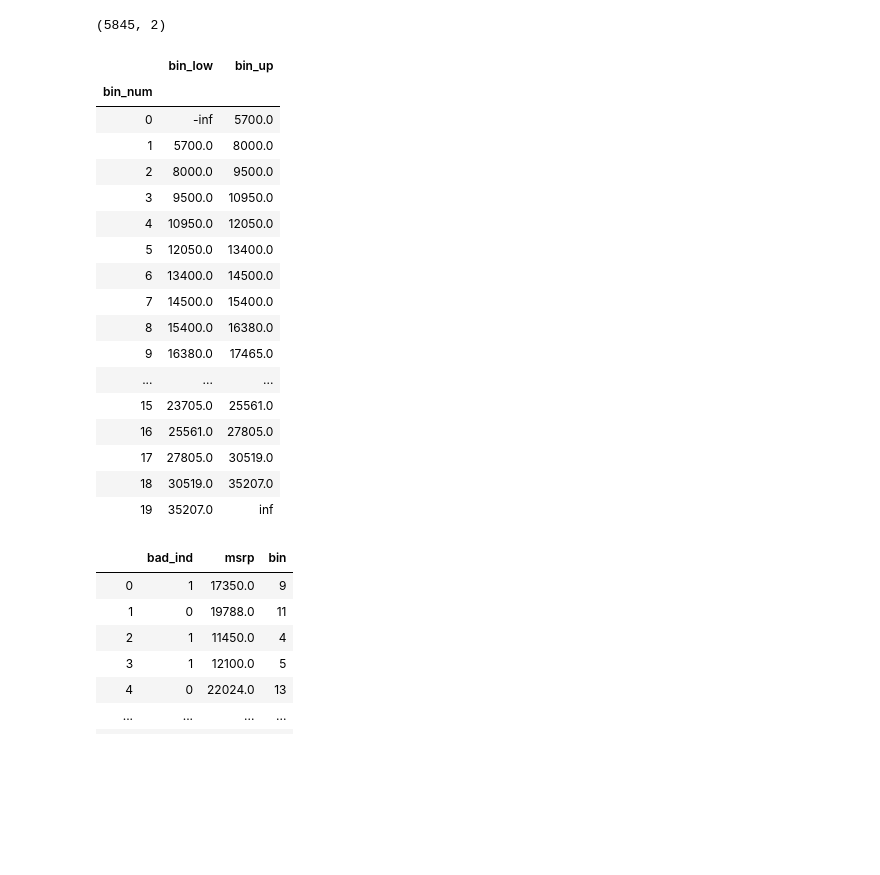
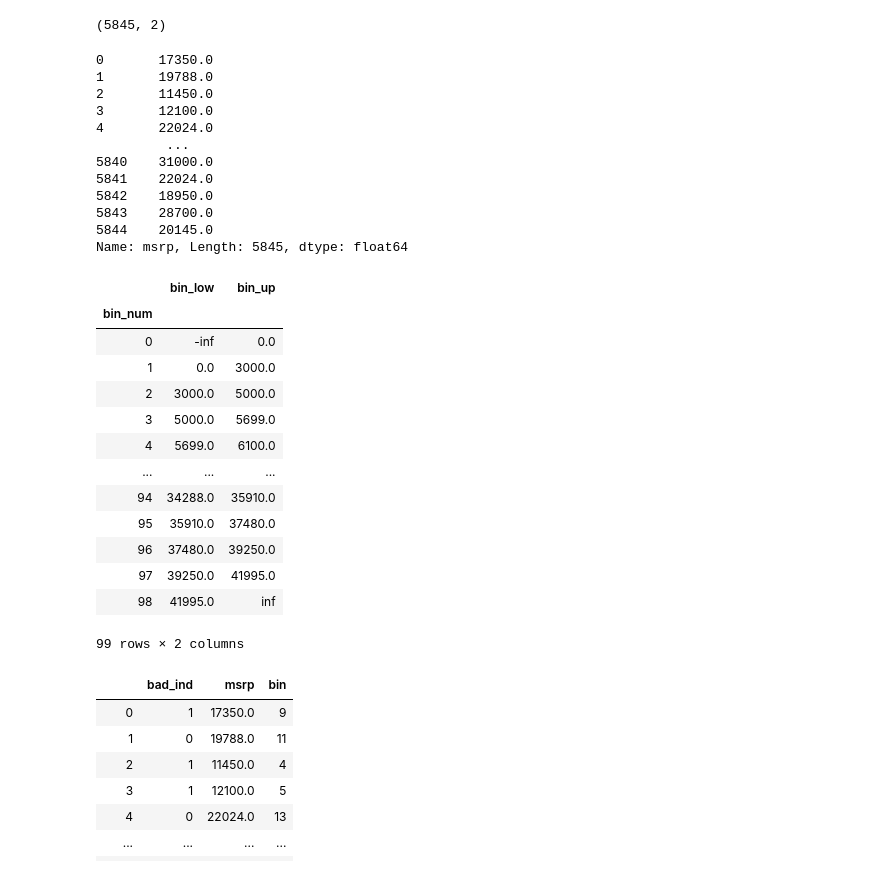
Before and after one commit to liny0088/intern_codes, a Jupyter notebook: Binning codes YL OO + Run.ipynb, the cells around one changed output. Drawn from its saved outputs; the diff is of its cells as text; code cells hidden in the pictures; blank space fills up the shorter version.

```diff
--- a/Binning codes YL OO + Run.ipynb
+++ b/Binning codes YL OO + Run.ipynb
@@ -194,29 +240,40 @@ accept_sample = accept.loc[:,['bad_ind','msrp']]
 accept_sample.shape
 # %% [output]
 (5845, 2)
+# %%
+accept_sample.msrp
+# %% [output]
+0       17350.0
+1       19788.0
+2       11450.0
+3       12100.0
+4       22024.0
+         ...
+5840    31000.0
+5841    22024.0
+5842    18950.0
+5843    28700.0
+5844    20145.0
+Name: msrp, Length: 5845, dtype: float64
 # %%
 helper = VarBinHelper('bad_ind')
 # %%
-helper.init_equal_frequency(accept_sample.msrp, 0.05)
+helper.init_equal_frequency(accept_sample.msrp, 0.01)
 # %% [output]
 |  | bin_low | bin_up |
 | bin_num |  |  |
-| 0 | -inf | 5700.0 |
-| 1 | 5700.0 | 8000.0 |
-| 2 | 8000.0 | 9500.0 |
-| 3 | 9500.0 | 10950.0 |
-| 4 | 10950.0 | 12050.0 |
-| 5 | 12050.0 | 13400.0 |
-| 6 | 13400.0 | 14500.0 |
-| 7 | 14500.0 | 15400.0 |
-| 8 | 15400.0 | 16380.0 |
-| 9 | 16380.0 | 17465.0 |
+| 0 | -inf | 0.0 |
+| 1 | 0.0 | 3000.0 |
+| 2 | 3000.0 | 5000.0 |
+| 3 | 5000.0 | 5699.0 |
+| 4 | 5699.0 | 6100.0 |
 | ... | ... | ... |
-| 15 | 23705.0 | 25561.0 |
-| 16 | 25561.0 | 27805.0 |
-| 17 | 27805.0 | 30519.0 |
-| 18 | 30519.0 | 35207.0 |
-| 19 | 35207.0 | inf |
+| 94 | 34288.0 | 35910.0 |
+| 95 | 35910.0 | 37480.0 |
+| 96 | 37480.0 | 39250.0 |
+| 97 | 39250.0 | 41995.0 |
+| 98 | 41995.0 | inf |
+99 rows × 2 columns
 # %%
 helper.mapping_bin(accept_sample)
 # %% [output]
```
Also changed, not shown: parts of 9 cells of this notebook.
